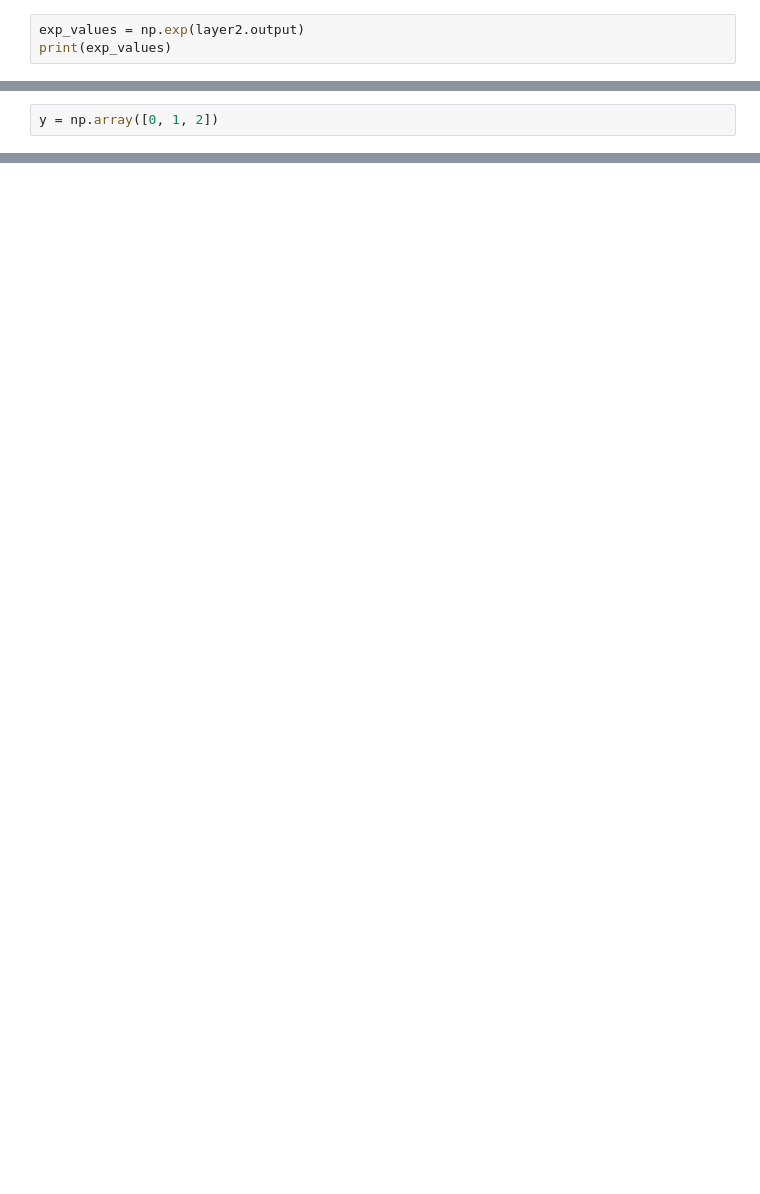
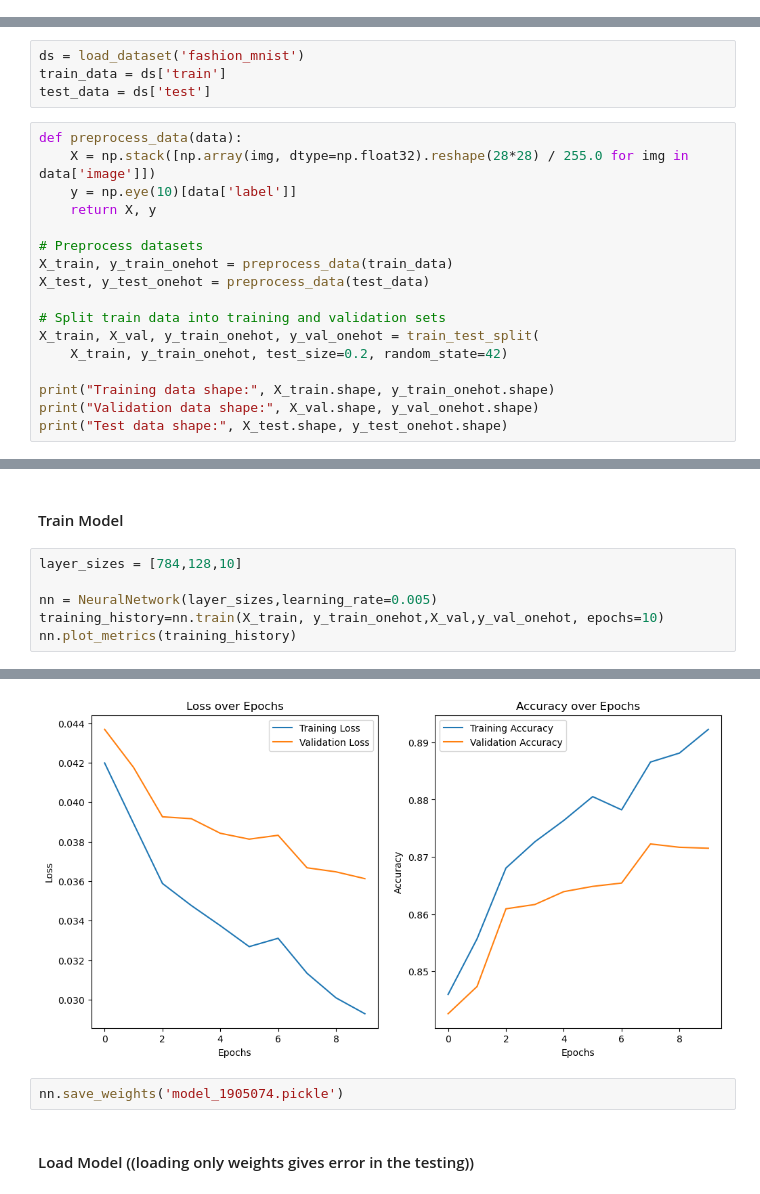
Before and after one commit to T0MAL/CSE-472---ML-Sessional, a Jupyter notebook: Assignment 3/1905074/1905074.ipynb, the cells around one changed output, grey strips where cells are left out. Cells and saved outputs as stored; diff of their text form; blank space fills up the shorter version.

```diff
--- a/Assignment 3/1905074/1905074.ipynb
+++ b/Assignment 3/1905074/1905074.ipynb
@@ -54,3 +0,0 @@ import math
-# %%
-exp_values = np.exp(layer2.output)
-print(exp_values)
@@ -110,2 +0,0 @@ activation_softmax.forward(layer2.output)
-# %%
-y = np.array([0, 1, 2])
@@ -166,0 +15,21 @@ Loss: 0.38506088005216804
+# %%
+ds = load_dataset('fashion_mnist')
+train_data = ds['train']
+test_data = ds['test']
+# %%
+def preprocess_data(data):
+    X = np.stack([np.array(img, dtype=np.float32).reshape(28*28) / 255.0 for img in data['image']])
+    y = np.eye(10)[data['label']]
+    return X, y
+
+# Preprocess datasets
+X_train, y_train_onehot = preprocess_data(train_data)
+X_test, y_test_onehot = preprocess_data(test_data)
+
+# Split train data into training and validation sets
+X_train, X_val, y_train_onehot, y_val_onehot = train_test_split(
+    X_train, y_train_onehot, test_size=0.2, random_state=42)
+
+print("Training data shape:", X_train.shape, y_train_onehot.shape)
+print("Validation data shape:", X_val.shape, y_val_onehot.shape)
+print("Test data shape:", X_test.shape, y_test_onehot.shape)
@@ -166,0 +287,9 @@ Loss: 0.38506088005216804
+# %% [markdown]
+#### Train Model
+# %%
+layer_sizes = [784,128,10]
+
+nn = NeuralNetwork(layer_sizes,learning_rate=0.005)
+training_history=nn.train(X_train, y_train_onehot,X_val,y_val_onehot, epochs=10)
+nn.plot_metrics(training_history)
+# %% [output]
@@ -166,0 +306,5 @@ Loss: 0.38506088005216804
+[figure, added]
+# %%
+nn.save_weights('model_1905074.pickle')
+# %% [markdown]
+#### Load Model ((loading only weights gives error in the testing))
```
Also changed, not shown: parts of 32 cells of this notebook, 5 other files.
